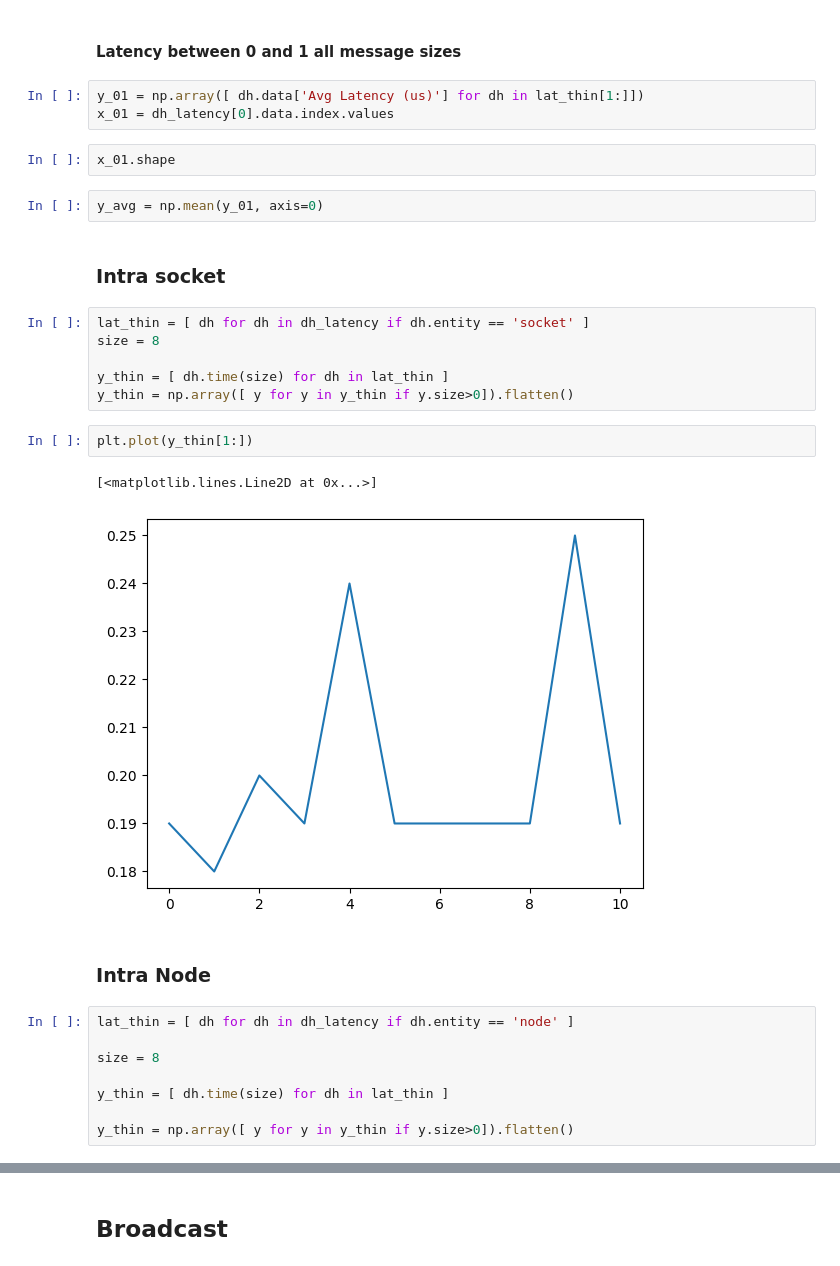
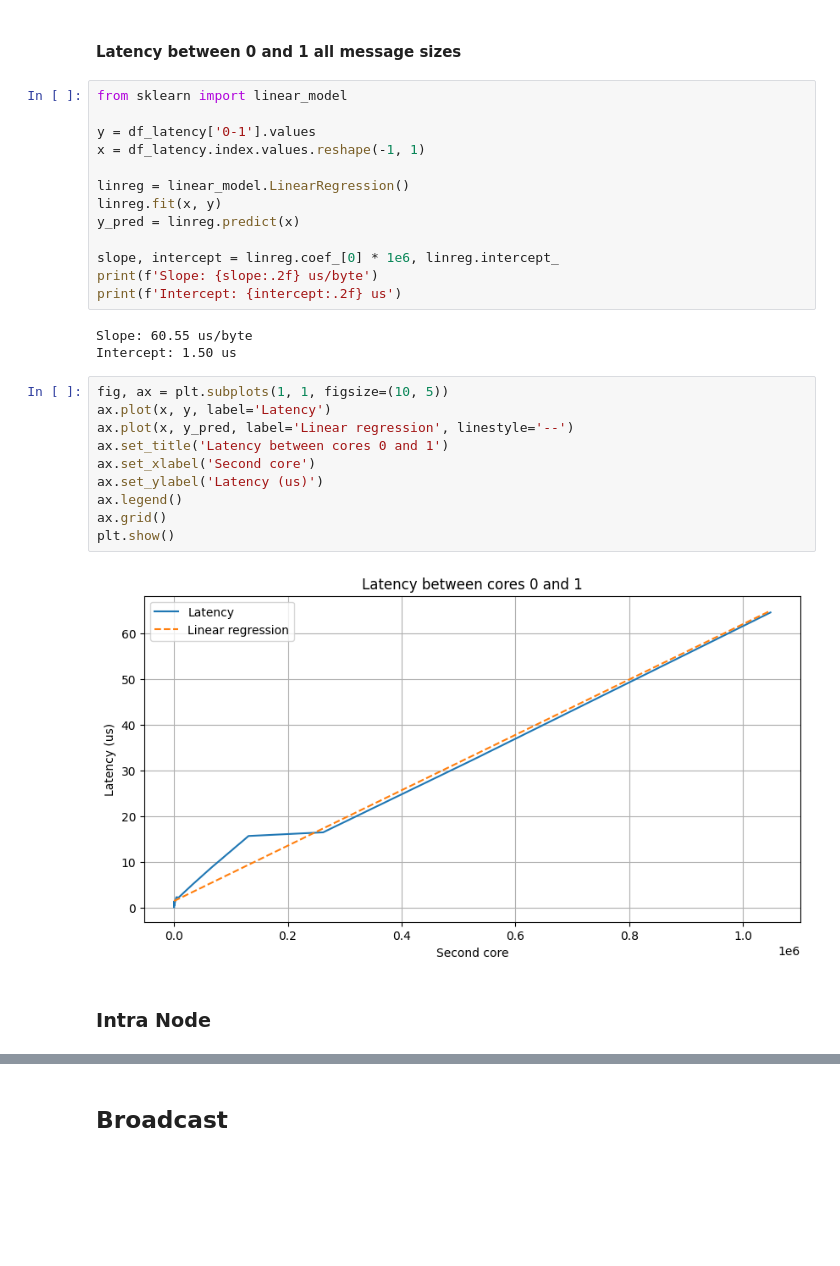
Before and after one commit to GabrielePintus/HPCProject, a Jupyter notebook: Assignment 1/miscellaneous/eda.ipynb, the cells around one changed output, grey strips where cells are left out. Saved outputs shown, nothing was run; the diff lists cells and outputs as text; blank space fills up the shorter version.

```diff
--- a/Assignment 1/miscellaneous/eda.ipynb
+++ b/Assignment 1/miscellaneous/eda.ipynb
@@ -93,32 +90,32 @@ np.std(y_thin_new[1:])/np.mean(y_thin_new[1:])
 # %% [markdown]
 #### Latency between 0 and 1 all message sizes
-# %%
-y_01 = np.array([ dh.data['Avg Latency (us)'] for dh in lat_thin[1:]])
-x_01 = dh_latency[0].data.index.values
-# %%
-x_01.shape
-# %%
-y_avg = np.mean(y_01, axis=0)
-# %% [markdown]
-### Intra socket
-# %%
-lat_thin = [ dh for dh in dh_latency if dh.entity == 'socket' ]
-size = 8
-
-y_thin = [ dh.time(size) for dh in lat_thin ]
-y_thin = np.array([ y for y in y_thin if y.size>0]).flatten()
-# %%
-plt.plot(y_thin[1:])
-# %% [output]
-[<matplotlib.lines.Line2D at 0x...>]
-[figure, removed]
+# %%
+from sklearn import linear_model
+
+y = df_latency['0-1'].values
+x = df_latency.index.values.reshape(-1, 1)
+
+linreg = linear_model.LinearRegression()
+linreg.fit(x, y)
+y_pred = linreg.predict(x)
+
+slope, intercept = linreg.coef_[0] * 1e6, linreg.intercept_
+print(f'Slope: {slope:.2f} us/byte')
+print(f'Intercept: {intercept:.2f} us')
+# %% [output]
+Slope: 60.55 us/byte
+Intercept: 1.50 us
+# %%
+fig, ax = plt.subplots(1, 1, figsize=(10, 5))
+ax.plot(x, y, label='Latency')
+ax.plot(x, y_pred, label='Linear regression', linestyle='--')
+ax.set_title('Latency between cores 0 and 1')
+ax.set_xlabel('Second core')
+ax.set_ylabel('Latency (us)')
+ax.legend()
+ax.grid()
+plt.show()
+# %% [output]
+[figure, added]
 # %% [markdown]
 ### Intra Node
-# %%
-lat_thin = [ dh for dh in dh_latency if dh.entity == 'node' ]
-
-size = 8
-
-y_thin = [ dh.time(size) for dh in lat_thin ]
-
-y_thin = np.array([ y for y in y_thin if y.size>0]).flatten()
```
Also changed, not shown: parts of 33 cells of this notebook, 2 other files.
